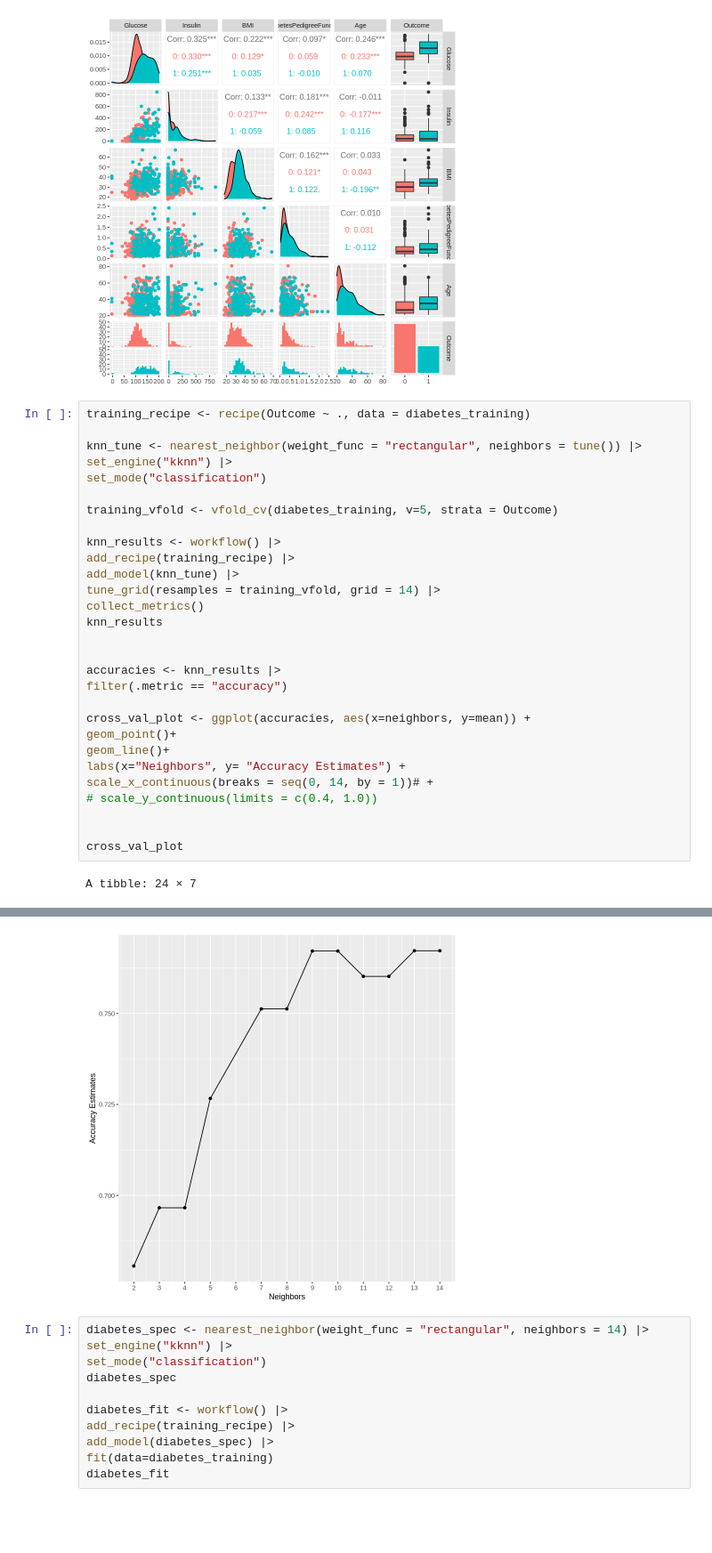
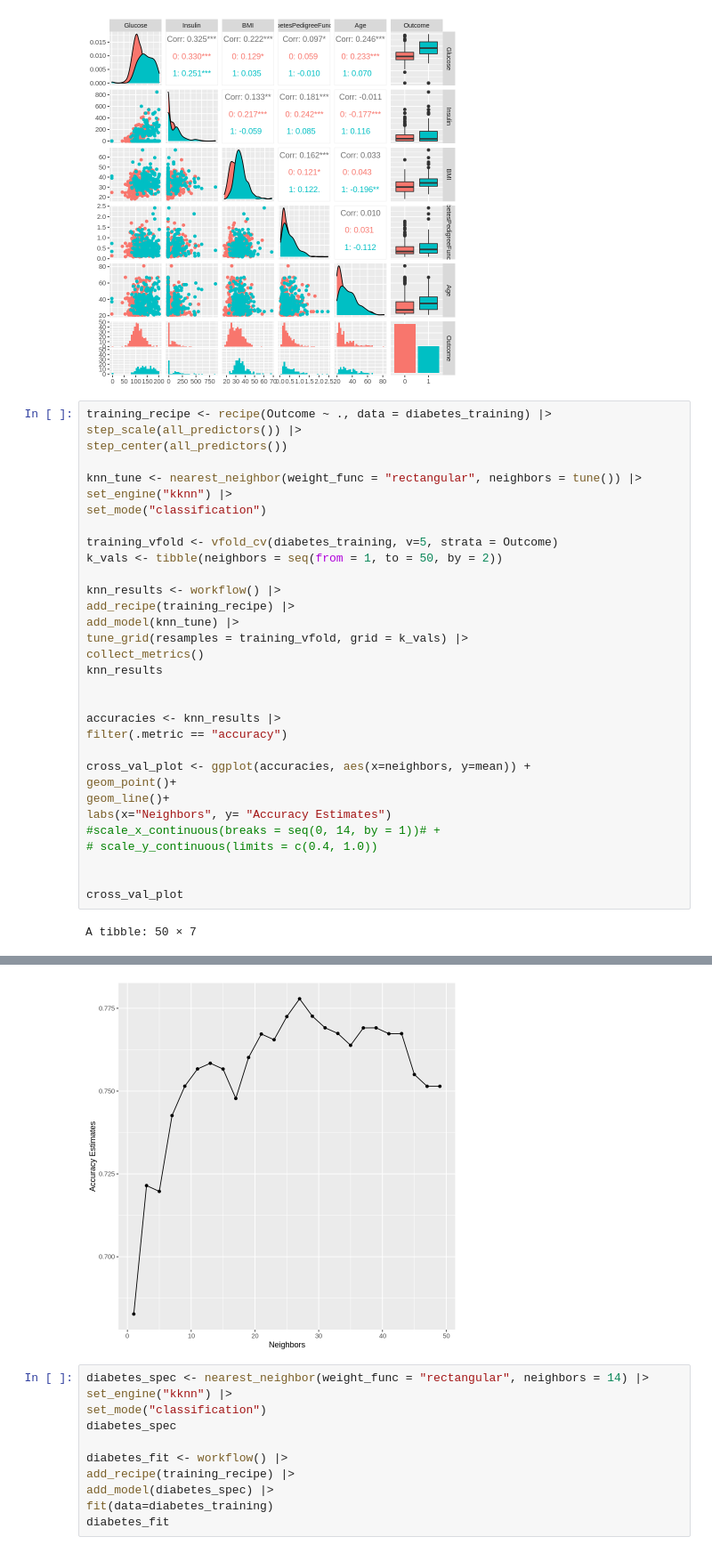
Before and after one commit to aayus-h/Diabetes_Classifier, a Jupyter notebook: group_project.ipynb, the cells around one changed output, grey strips where cells are left out. Shown at 89% size. Drawn from its saved outputs; the diff is of its cells as text; blank space fills up the shorter version.

Commit message:
Scaled predictors

```diff
--- a/group_project.ipynb
+++ b/group_project.ipynb
@@ -174,18 +174,21 @@ ggpairs(diabetes_training, ggplot2::aes(colour = Outcome))
 `stat_bin()` using `bins = 30`. Pick better value with `binwidth`.
 [figure]
 # %%
-training_recipe <- recipe(Outcome ~ ., data = diabetes_training)
+training_recipe <- recipe(Outcome ~ ., data = diabetes_training) |>
+step_scale(all_predictors()) |>
+step_center(all_predictors())
 
 knn_tune <- nearest_neighbor(weight_func = "rectangular", neighbors = tune()) |>
 set_engine("kknn") |>
 set_mode("classification")
 
 training_vfold <- vfold_cv(diabetes_training, v=5, strata = Outcome)
+k_vals <- tibble(neighbors = seq(from = 1, to = 50, by = 2))
 
 knn_results <- workflow() |>
 add_recipe(training_recipe) |>
 add_model(knn_tune) |>
-tune_grid(resamples = training_vfold, grid = 14) |>
+tune_grid(resamples = training_vfold, grid = k_vals) |>
 collect_metrics()
 knn_results
 
@@ -196,12 +199,12 @@ filter(.metric == "accuracy")
 cross_val_plot <- ggplot(accuracies, aes(x=neighbors, y=mean)) +
 geom_point()+
 geom_line()+
-labs(x="Neighbors", y= "Accuracy Estimates") +
-scale_x_continuous(breaks = seq(0, 14, by = 1))# +
+labs(x="Neighbors", y= "Accuracy Estimates")
+#scale_x_continuous(breaks = seq(0, 14, by = 1))# +
 # scale_y_continuous(limits = c(0.4, 1.0))
 
 
 cross_val_plot
 # %% [output]
-A tibble: 24 × 7
+A tibble: 50 × 7
 | neighbors | .metric | .estimator | mean | n | std_err | .config |
@@ -225,4 +228,4 @@ A tibble: 24 × 7
-[figure, old version]
+[figure, new version]
 # %%
 diabetes_spec <- nearest_neighbor(weight_func = "rectangular", neighbors = 14) |>
 set_engine("kknn") |>
```
Also changed, not shown: parts of 1 cell of this notebook.
